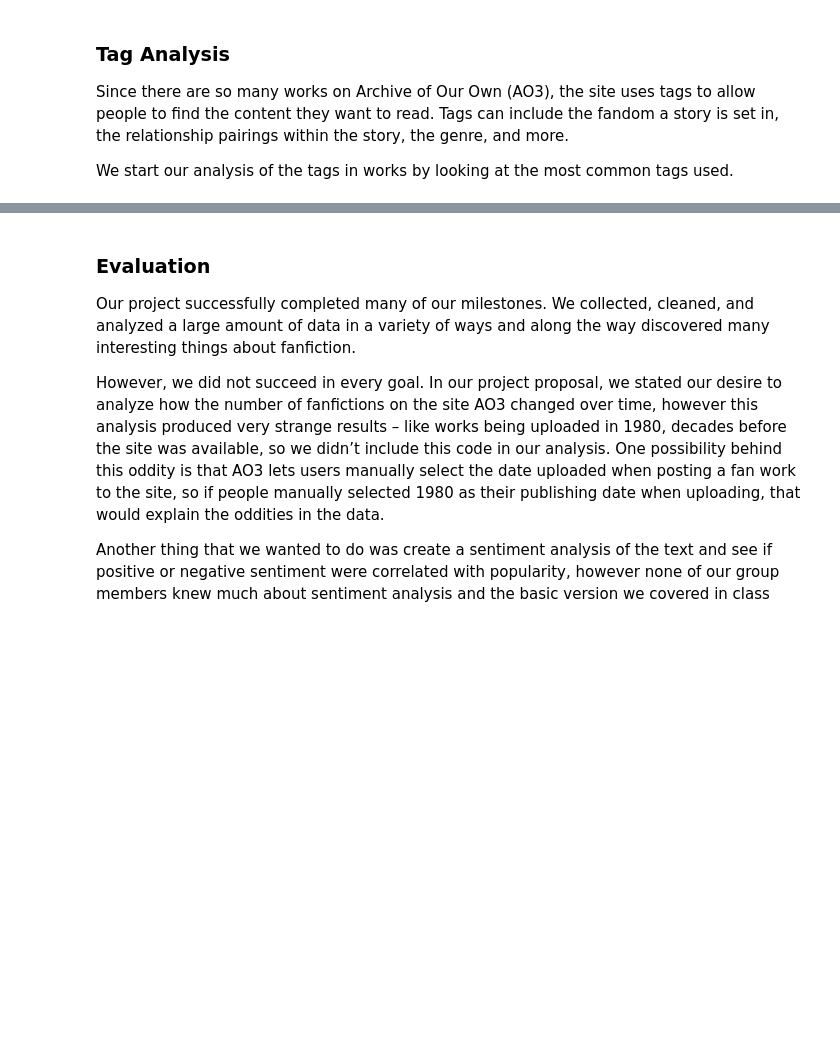
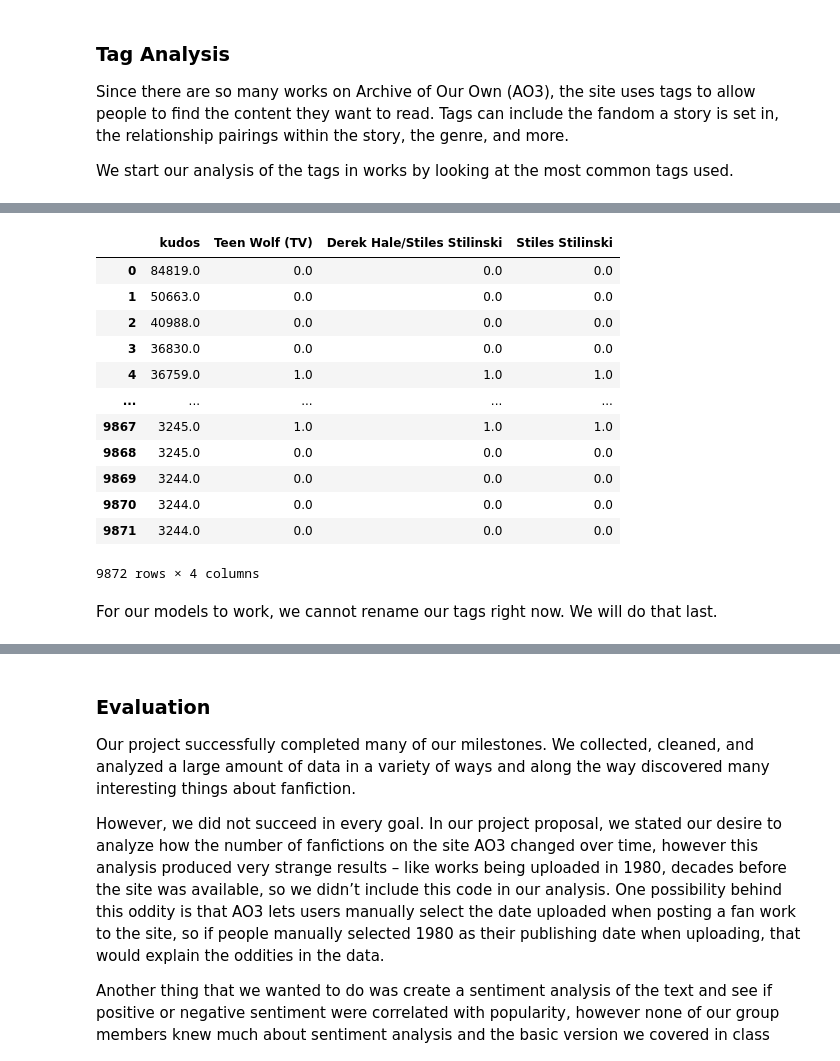
Before and after one commit to bekwashburn/COMP5360_Final_Project, a Jupyter notebook: COMP5360_data_CodeCat/First Milestone.ipynb, the cells around one changed output, grey strips where cells are left out. Drawn from its saved outputs; the diff is of its cells as text; code cells hidden in the pictures; blank space fills up the shorter version.

```diff
--- a/COMP5360_data_CodeCat/First Milestone.ipynb
+++ b/COMP5360_data_CodeCat/First Milestone.ipynb
@@ -1029,0 +1061,28 @@ With this note, we wondered if there was any correlation between these top tags,
+# %%
+import statsmodels.formula.api as sm
+
+most_corr = corr_data[corr_data.columns[corr_data.columns.isin(["kudos", "tag20845", "tag20952", "tag20991"])]]
+
+tag_1 = top_top_10[top_top_10["tagId"]== 20845].reset_index()
+tag_2 = top_top_10[top_top_10["tagId"]== 20952].reset_index()
+tag_3 = top_top_10[top_top_10["tagId"]== 20991].reset_index()
+nam_most_corr = most_corr.rename(columns={"tag20845": tag_1.loc[0, "Tag Name"],
+                                     "tag20952": tag_2.loc[0, "Tag Name"],
+                                      "tag20991": tag_3.loc[0, "Tag Name"]})
+nam_most_corr
+# %% [output]
+|  | kudos | Teen Wolf (TV) | Derek Hale/Stiles Stilinski | Stiles Stilinski |
+| 0 | 84819.0 | 0.0 | 0.0 | 0.0 |
+| 1 | 50663.0 | 0.0 | 0.0 | 0.0 |
+| 2 | 40988.0 | 0.0 | 0.0 | 0.0 |
+| 3 | 36830.0 | 0.0 | 0.0 | 0.0 |
+| 4 | 36759.0 | 1.0 | 1.0 | 1.0 |
+| ... | ... | ... | ... | ... |
+| 9867 | 3245.0 | 1.0 | 1.0 | 1.0 |
+| 9868 | 3245.0 | 0.0 | 0.0 | 0.0 |
+| 9869 | 3244.0 | 0.0 | 0.0 | 0.0 |
+| 9870 | 3244.0 | 0.0 | 0.0 | 0.0 |
+| 9871 | 3244.0 | 0.0 | 0.0 | 0.0 |
+9872 rows × 4 columns
+# %% [markdown]
+For our models to work, we cannot rename our tags right now. We will do that last.
```
Also changed, not shown: parts of 21 cells of this notebook, 1 other file.
